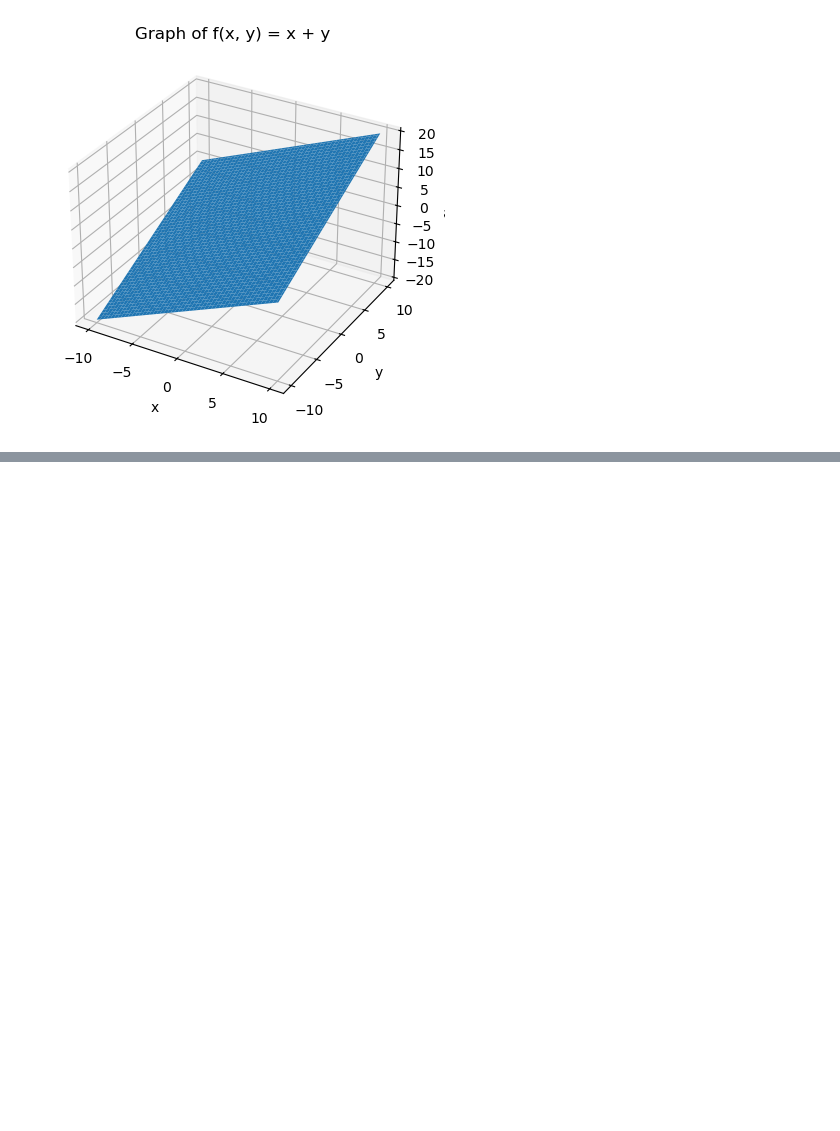
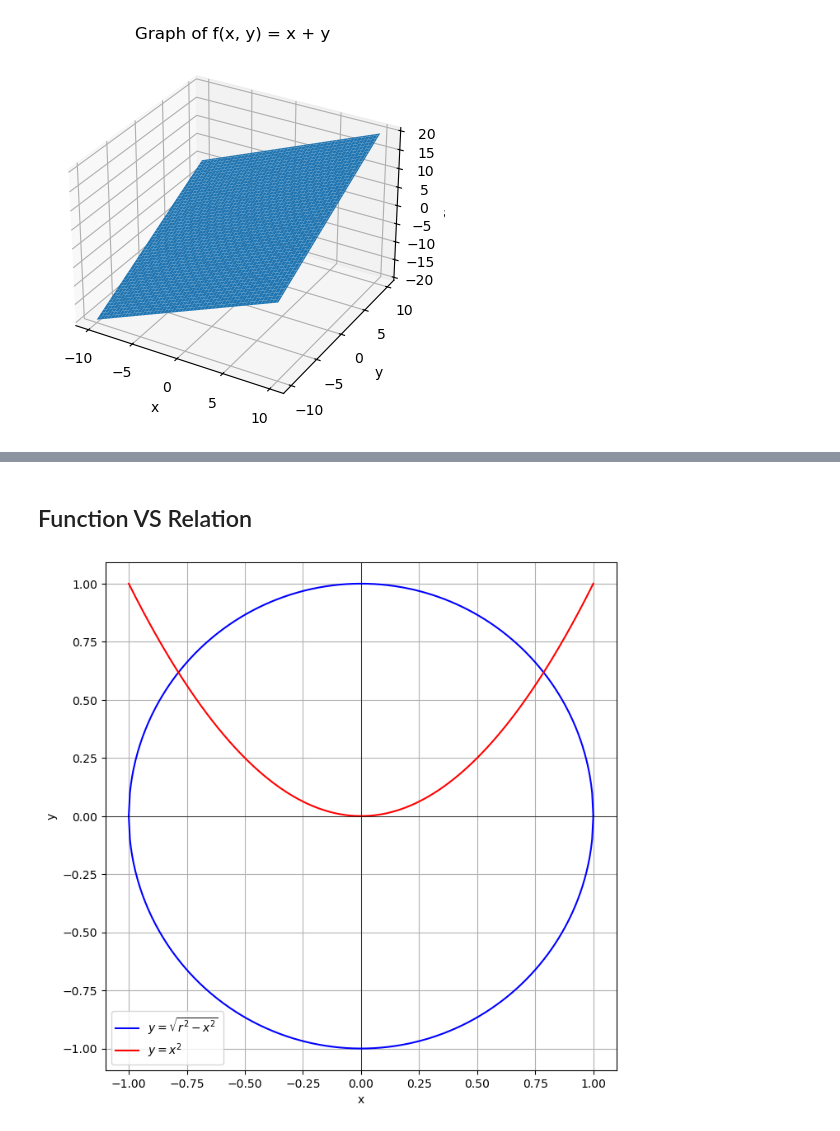
Before and after one commit to Eryc123Y/Math-for-Computer-Science, a Jupyter notebook: Visualization/visualization.ipynb, the cells around one changed output, grey strips where cells are left out. Drawn from its saved outputs; the diff is of its cells as text; code cells hidden in the pictures; blank space fills up the shorter version.

```diff
--- a/Visualization/visualization.ipynb
+++ b/Visualization/visualization.ipynb
@@ -128,0 +75,39 @@ plt.show()
+# %% [markdown]
+## Function VS Relation
+# %%
+import matplotlib.pyplot as plt
+import numpy as np
+
+# Values
+r = 1  # radius of the circle
+x = np.linspace(-r, r, 400)
+y1 = np.sqrt(r**2 - x**2)
+y2 = -np.sqrt(r**2 - x**2)
+
+# Plotting the circle (relation)
+plt.figure(figsize=(8, 8))
+plt.plot(x, y1, 'blue', label='$y = \sqrt{r^2 - x^2}$')
+plt.plot(x, y2, 'blue')  # The other half of the circle
+
+# Plotting the function y = x^2
+x_func = np.linspace(-r, r, 400)
+y_func = x_func**2
+plt.plot(x_func, y_func, 'red', label='$y = x^2$')
+
+# Labels and title
+plt.xlabel('x')
+plt.ylabel('y')
+
+# Add a legend
+plt.legend()
+
+# Set equal scaling
+plt.axis('equal')
+
+# Display the plot
+plt.grid(True)
+plt.axhline(0, color='black',linewidth=0.5)
+plt.axvline(0, color='black',linewidth=0.5)
+plt.show()
+# %% [output]
+[figure, added]
```
Also changed, not shown: parts of 2 cells of this notebook, 17 other files.
